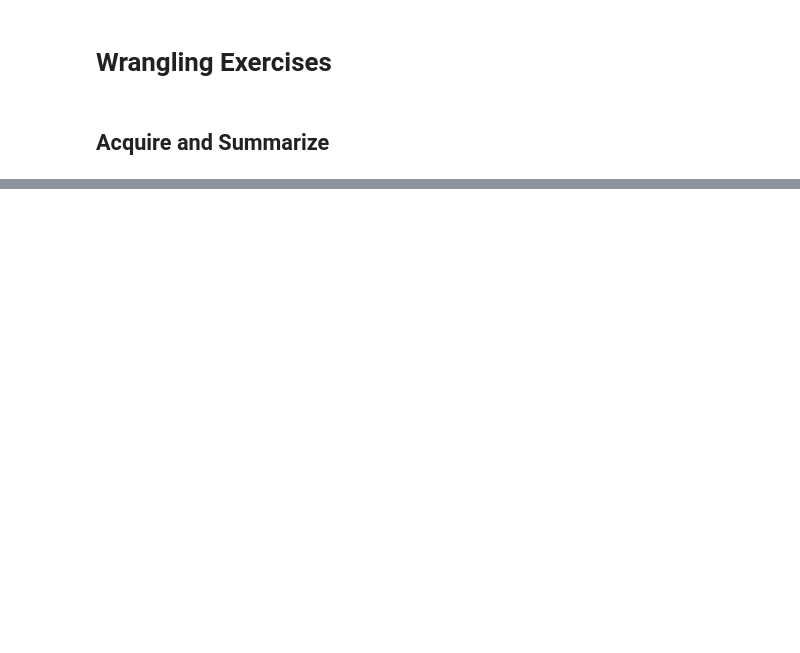
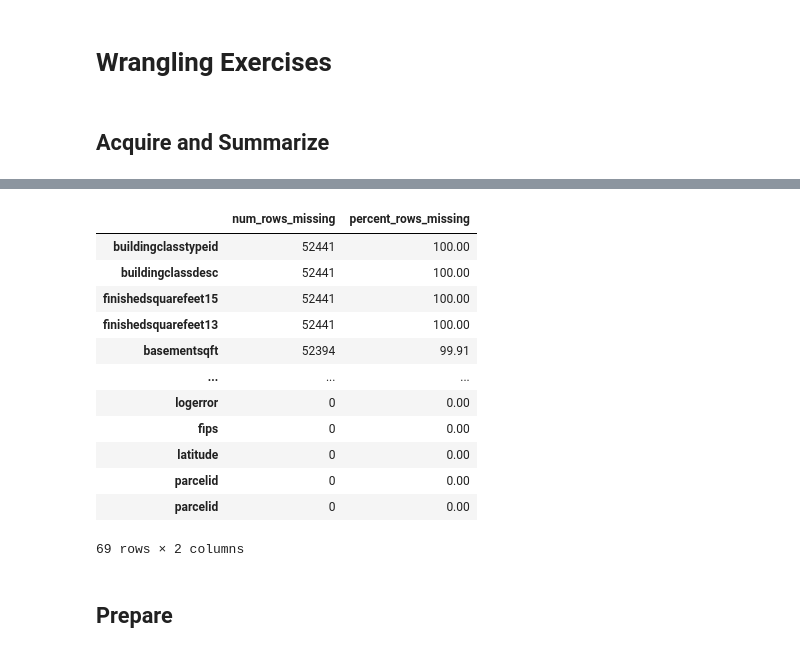
Before and after one commit to SchneemannDavid/clustering-exercises, a Jupyter notebook: exercises/Zillow.ipynb, the cells around one changed output, grey strips where cells are left out. Cells and saved outputs as stored; diff of their text form; code cells hidden in the pictures; blank space fills up the shorter version.

Commit message:
add explore, finish acquire

```diff
--- a/exercises/Zillow.ipynb
+++ b/exercises/Zillow.ipynb
@@ -4,0 +23,27 @@
+# %%
+# from our acquire.py:
+def get_connection(db, user=env.user, host=env.host, password=env.password):
+    return f'mysql+pymysql://{user}:{password}@{host}/{db}'
+
+sql_query = '''
+SELECT
+    *
+    FROM properties_2017
+    RIGHT JOIN predictions_2017 ON properties_2017.parcelid = predictions_2017.parcelid
+    LEFT JOIN propertylandusetype USING (propertylandusetypeid)
+    LEFT JOIN airconditioningtype USING (airconditioningtypeid)
+    LEFT JOIN architecturalstyletype USING (architecturalstyletypeid)
+    LEFT JOIN buildingclasstype USING (buildingclasstypeid)
+    LEFT JOIN heatingorsystemtype USING (heatingorsystemtypeid)
+    LEFT JOIN typeconstructiontype USING (typeconstructiontypeid)
+    WHERE propertylandusedesc = "Single Family Residential"
+    AND predictions_2017.transactiondate LIKE "2017%%"
+    AND latitude IS NOT NULL
+    AND longitude IS NOT NULL;
+'''
+
+def get_zillow_data():
+    df = pd.read_sql(sql_query, get_connection('zillow'))
+    return df
+# %%
+df = get_zillow_data()
@@ -4,0 +160,26 @@
+# %%
+# Counting attribute nulls (via column)
+def nulls_by_col(df):
+    num_missing = df.isnull().sum()
+    rows = df.shape[0]
+    prcnt_miss = num_missing / rows * 100
+    cols_missing = pd.DataFrame({'num_rows_missing': num_missing, 'percent_rows_missing': prcnt_miss})
+    return cols_missing.sort_values(by='num_rows_missing', ascending=False)
+# %%
+nulls_by_col(df)
+# %% [output]
+|  | num_rows_missing | percent_rows_missing |
+| buildingclasstypeid | 52441 | 100.00 |
+| buildingclassdesc | 52441 | 100.00 |
+| finishedsquarefeet15 | 52441 | 100.00 |
+| finishedsquarefeet13 | 52441 | 100.00 |
+| basementsqft | 52394 | 99.91 |
+| ... | ... | ... |
+| logerror | 0 | 0.00 |
+| fips | 0 | 0.00 |
+| latitude | 0 | 0.00 |
+| parcelid | 0 | 0.00 |
+| parcelid | 0 | 0.00 |
+69 rows × 2 columns
+# %% [markdown]
+## Prepare
```
Also changed, not shown: parts of 10 cells of this notebook, 5 other files.
